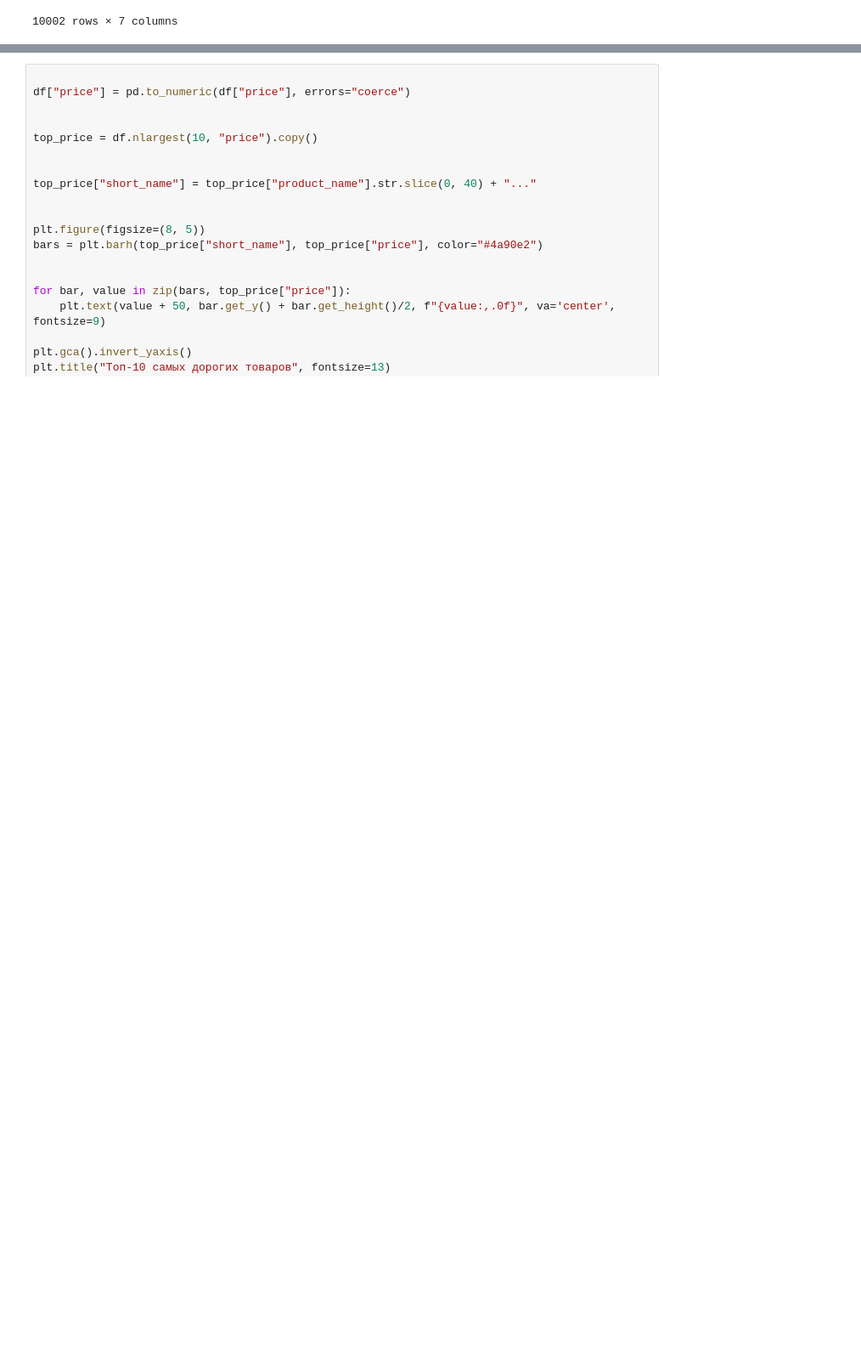
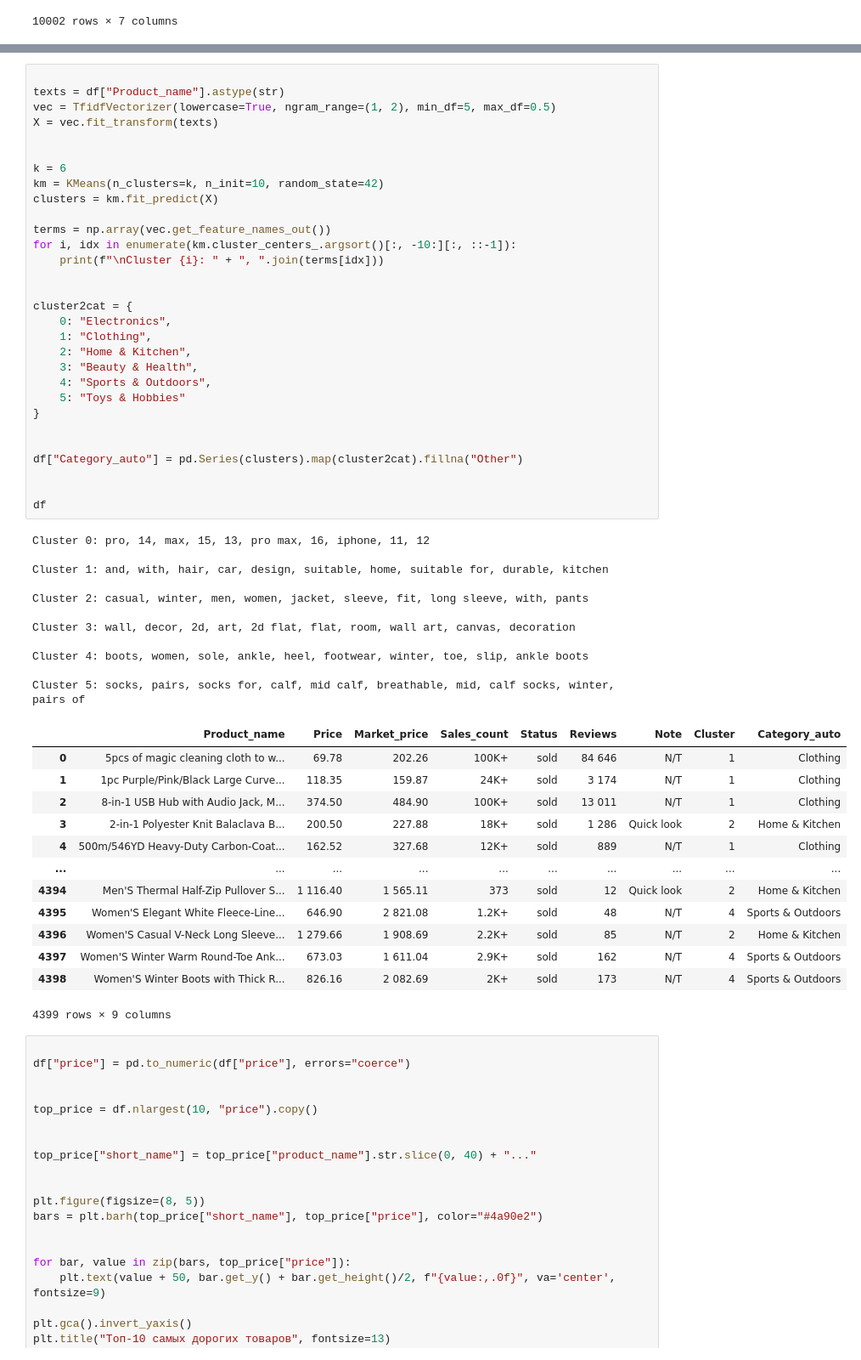
Before and after one commit to MuliShKa/Parsing-DataSince-, a Jupyter notebook: main3.ipynb, the cells around one changed output, grey strips where cells are left out. Shown at 85% size. Cells and saved outputs as stored; diff of their text form; blank space fills up the shorter version.

```diff
--- a/main3.ipynb
+++ b/main3.ipynb
@@ -165,3 +162,58 @@ df
+# %%
+
+texts = df["Product_name"].astype(str)
+vec = TfidfVectorizer(lowercase=True, ngram_range=(1, 2), min_df=5, max_df=0.5)
+X = vec.fit_transform(texts)
+
+
+k = 6
+km = KMeans(n_clusters=k, n_init=10, random_state=42)
+clusters = km.fit_predict(X)
+
+terms = np.array(vec.get_feature_names_out())
+for i, idx in enumerate(km.cluster_centers_.argsort()[:, -10:][:, ::-1]):
+    print(f"\nCluster {i}: " + ", ".join(terms[idx]))
+
+
+cluster2cat = {
+    0: "Electronics",
+    1: "Clothing",
+    2: "Home & Kitchen",
+    3: "Beauty & Health",
+    4: "Sports & Outdoors",
+    5: "Toys & Hobbies"
+}
+
+
+df["Category_auto"] = pd.Series(clusters).map(cluster2cat).fillna("Other")
+
+
+df
+# %% [output]
+Cluster 0: pro, 14, max, 15, 13, pro max, 16, iphone, 11, 12
+
+Cluster 1: and, with, hair, car, design, suitable, home, suitable for, durable, kitchen
+
+Cluster 2: casual, winter, men, women, jacket, sleeve, fit, long sleeve, with, pants
+
+Cluster 3: wall, decor, 2d, art, 2d flat, flat, room, wall art, canvas, decoration
+
+Cluster 4: boots, women, sole, ankle, heel, footwear, winter, toe, slip, ankle boots
+
+Cluster 5: socks, pairs, socks for, calf, mid calf, breathable, mid, calf socks, winter, pairs of
+|  | Product_name | Price | Market_price | Sales_count | Status | Reviews | Note | Cluster | Category_auto |
+| 0 | 5pcs of magic cleaning cloth to w... | 69.78 | 202.26 | 100K+ | sold | 84 646 | N/T | 1 | Clothing |
+| 1 | 1pc Purple/Pink/Black Large Curve... | 118.35 | 159.87 | 24K+ | sold | 3 174 | N/T | 1 | Clothing |
+| 2 | 8-in-1 USB Hub with Audio Jack, M... | 374.50 | 484.90 | 100K+ | sold | 13 011 | N/T | 1 | Clothing |
+| 3 | 2-in-1 Polyester Knit Balaclava B... | 200.50 | 227.88 | 18K+ | sold | 1 286 | Quick look | 2 | Home & Kitchen |
+| 4 | 500m/546YD Heavy-Duty Carbon-Coat... | 162.52 | 327.68 | 12K+ | sold | 889 | N/T | 1 | Clothing |
+| ... | ... | ... | ... | ... | ... | ... | ... | ... | ... |
+| 4394 | Men'S Thermal Half-Zip Pullover S... | 1 116.40 | 1 565.11 | 373 | sold | 12 | Quick look | 2 | Home & Kitchen |
+| 4395 | Women'S Elegant White Fleece-Line... | 646.90 | 2 821.08 | 1.2K+ | sold | 48 | N/T | 4 | Sports & Outdoors |
+| 4396 | Women'S Casual V-Neck Long Sleeve... | 1 279.66 | 1 908.69 | 2.2K+ | sold | 85 | N/T | 2 | Home & Kitchen |
+| 4397 | Women'S Winter Warm Round-Toe Ank... | 673.03 | 1 611.04 | 2.9K+ | sold | 162 | N/T | 4 | Sports & Outdoors |
+| 4398 | Women'S Winter Boots with Thick R... | 826.16 | 2 082.69 | 2K+ | sold | 173 | N/T | 4 | Sports & Outdoors |
+4399 rows × 9 columns
 # %%
 
 df["price"] = pd.to_numeric(df["price"], errors="coerce")
```
Also changed, not shown: parts of 5 cells of this notebook.
